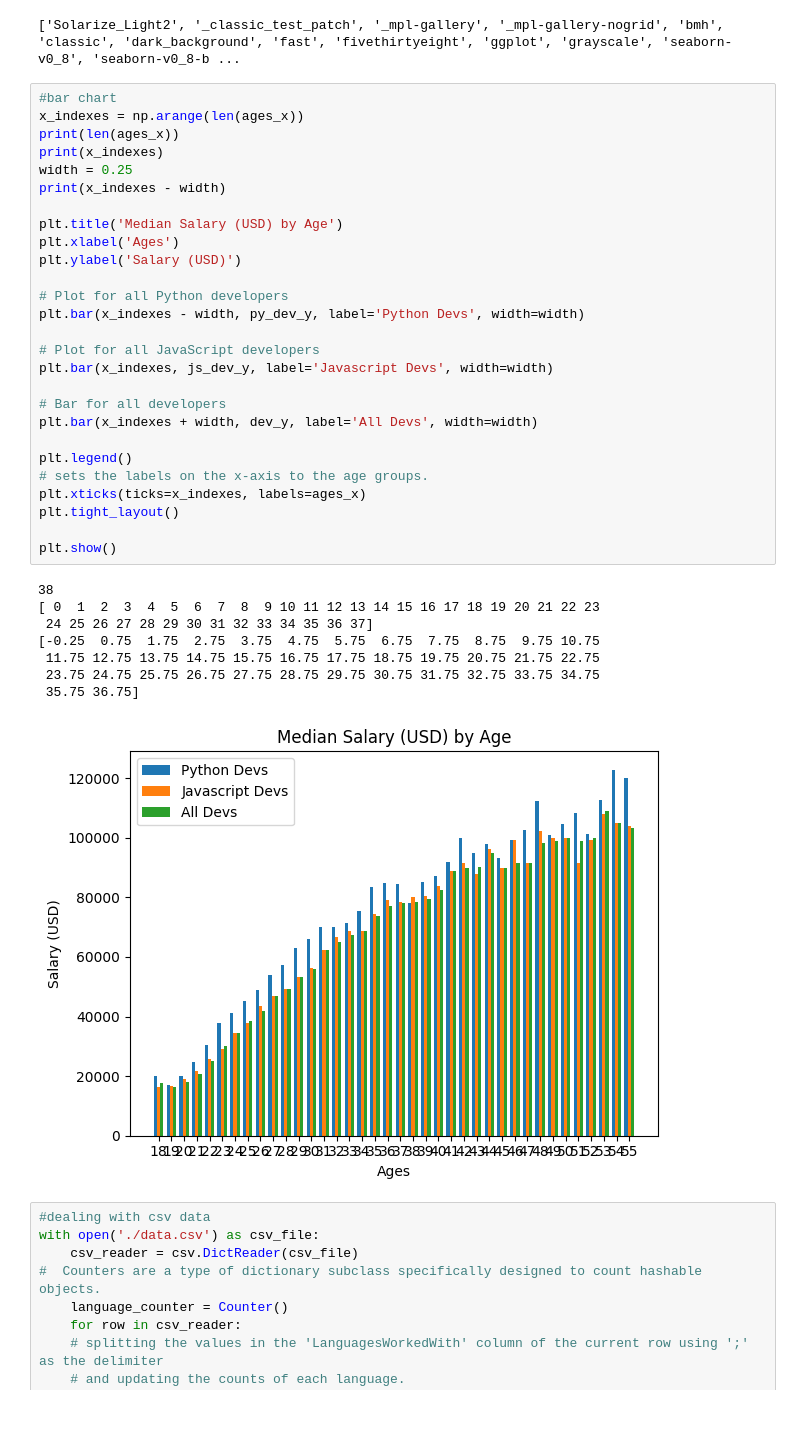
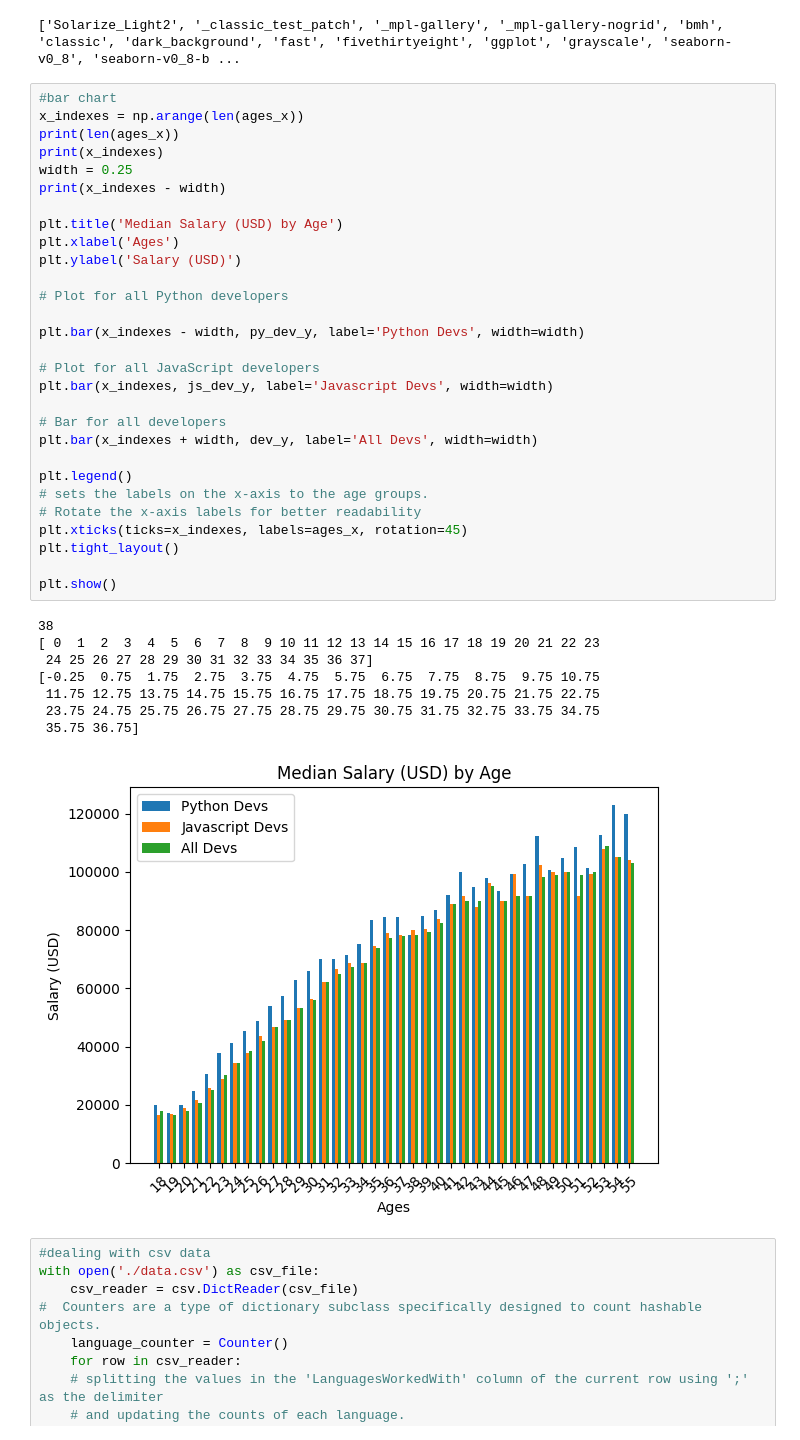
Before and after one commit to thestartupdeveloper10/Matplotlib, a Jupyter notebook: init.ipynb, the cells around one changed output. Drawn from its saved outputs; the diff is of its cells as text.

```diff
--- a/init.ipynb
+++ b/init.ipynb
@@ -49,35 +49,37 @@ print(len(ages_x))
 print(x_indexes)
 width = 0.25
 print(x_indexes - width)
 
 plt.title('Median Salary (USD) by Age')
 plt.xlabel('Ages')
 plt.ylabel('Salary (USD)')
 
 # Plot for all Python developers
+
 plt.bar(x_indexes - width, py_dev_y, label='Python Devs', width=width)
 
 # Plot for all JavaScript developers
 plt.bar(x_indexes, js_dev_y, label='Javascript Devs', width=width)
 
 # Bar for all developers
 plt.bar(x_indexes + width, dev_y, label='All Devs', width=width)
 
 plt.legend()
 # sets the labels on the x-axis to the age groups.
-plt.xticks(ticks=x_indexes, labels=ages_x)
+# Rotate the x-axis labels for better readability
+plt.xticks(ticks=x_indexes, labels=ages_x, rotation=45)
 plt.tight_layout()
 
 plt.show()
 # %% [output]
 38
 [ 0  1  2  3  4  5  6  7  8  9 10 11 12 13 14 15 16 17 18 19 20 21 22 23
  24 25 26 27 28 29 30 31 32 33 34 35 36 37]
 [-0.25  0.75  1.75  2.75  3.75  4.75  5.75  6.75  7.75  8.75  9.75 10.75
  11.75 12.75 13.75 14.75 15.75 16.75 17.75 18.75 19.75 20.75 21.75 22.75
  23.75 24.75 25.75 26.75 27.75 28.75 29.75 30.75 31.75 32.75 33.75 34.75
  35.75 36.75]
-[figure, old version]
+[figure, new version]
 # %%
 #dealing with csv data
 with open('./data.csv') as csv_file:
```
Also changed, not shown: parts of 6 cells of this notebook, 1 other file.
